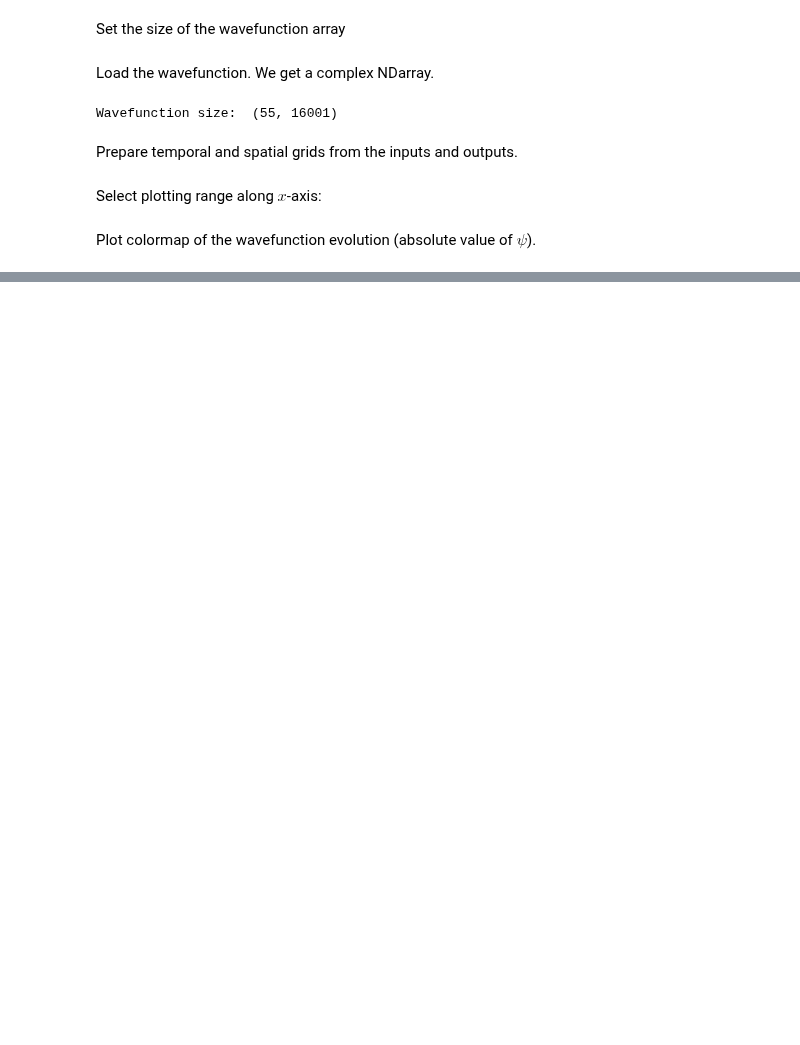
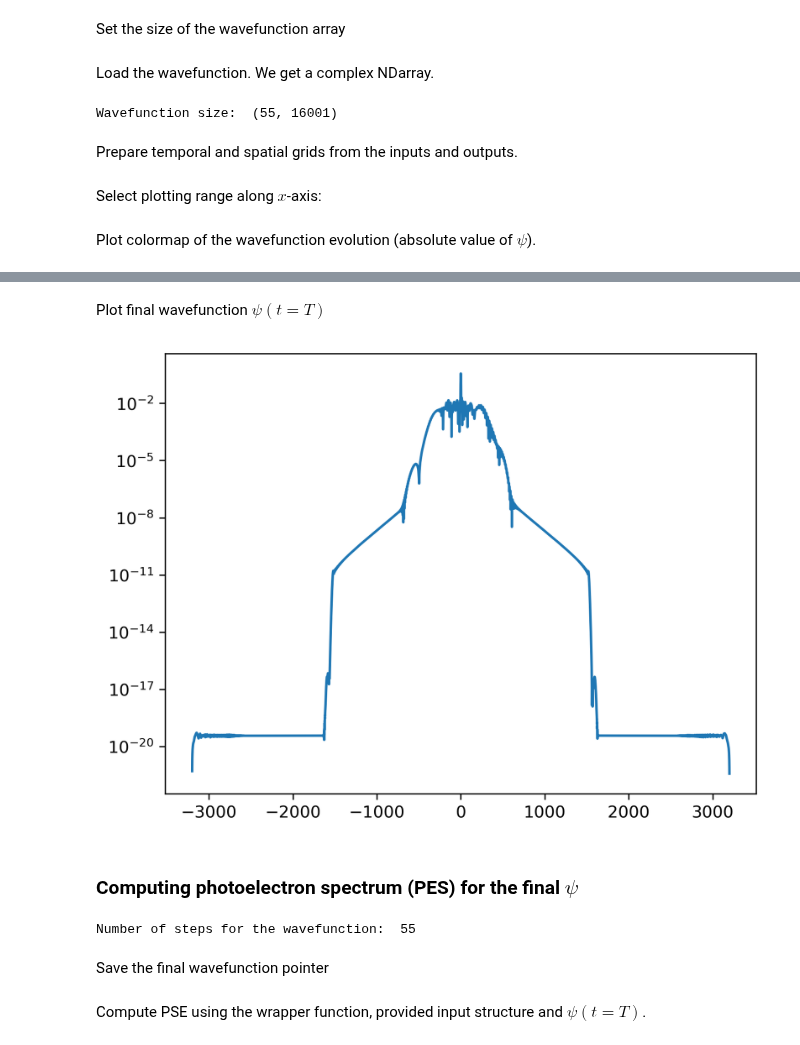
Before and after one commit to MMA-HHG/MMA, a Jupyter notebook: 1DTDSE/PythonTDSE.ipynb, the cells around one changed output, grey strips where cells are left out. Cells and saved outputs as stored; diff of their text form; code cells hidden in the pictures; blank space fills up the shorter version.

Commit message:
Photoel. spectrum, examples, CMake fix

```diff
--- a/1DTDSE/PythonTDSE.ipynb
+++ b/1DTDSE/PythonTDSE.ipynb
@@ -335,0 +336,23 @@ plot_colormap(x[x_range], tgrid, np.transpose(np.abs(wavefunction))[x_range], x_
+# %% [markdown]
+Plot final wavefunction $\psi(t = T)$
+# %%
+fig = plt.figure()
+fig.dpi = 300
+psi = wavefunction[-1]
+plt.semilogy(x, np.abs(psi))
+plt.show()
+# %% [output]
+[figure, added]
+# %% [markdown]
+### Computing photoelectron spectrum (PES) for the final $\psi$
+# %%
+### Number of steps per dt for printing in the temporal grid
+steps_per_dt = np.floor(inputs.analy.tprint/(output.tgrid[1]-output.tgrid[0]))
+### Number of wavefunctions in the final grid
+size = int(output.Nt/steps_per_dt)
+
+print("Number of steps for the wavefunction: ", size)
+# %% [output]
+Number of steps for the wavefunction:  55
+# %% [markdown]
+Save the final wavefunction pointer
@@ -335,0 +362,2 @@ plot_colormap(x[x_range], tgrid, np.transpose(np.abs(wavefunction))[x_range], x_
+# %% [markdown]
+Compute PSE using the wrapper function, provided input structure and $\psi(t = T)$.
```
Also changed, not shown: parts of 5 cells of this notebook, 5 other files.
